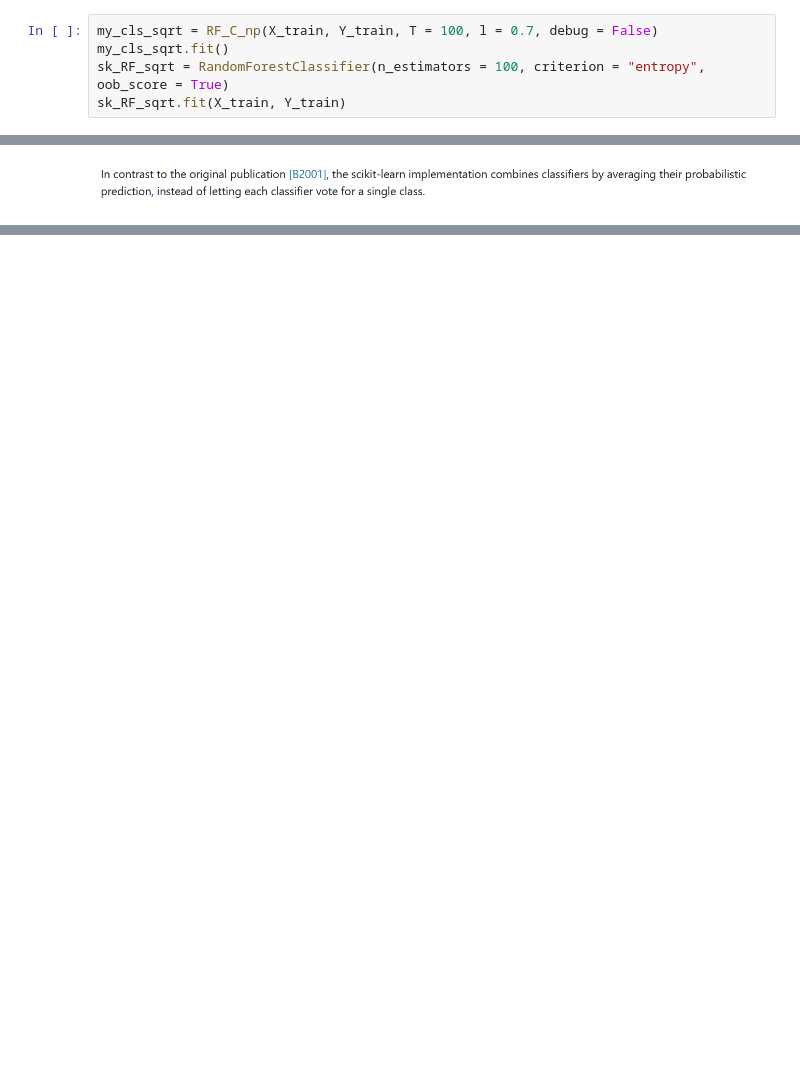
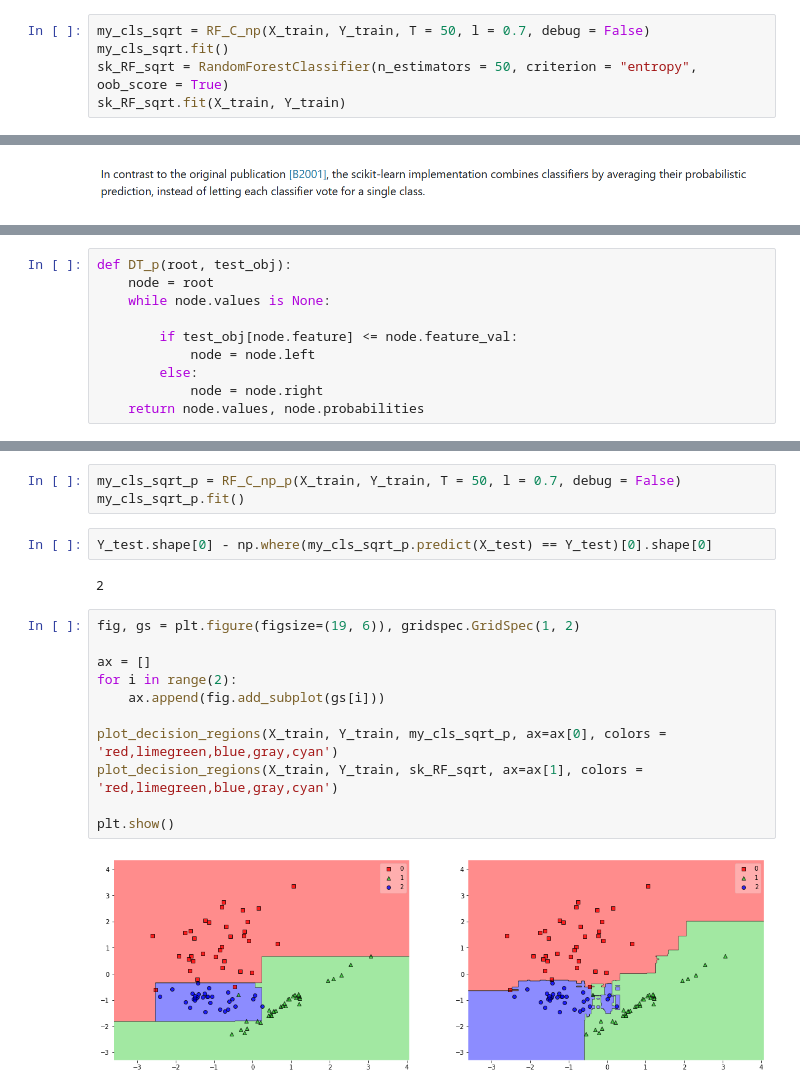
Before and after one commit to yuriy5139/MachineLearning, a Jupyter notebook: Ensembles and Boosting.ipynb, the cells around one changed output, grey strips where cells are left out. Cells and saved outputs as stored; diff of their text form; blank space fills up the shorter version.

```diff
--- a/Ensembles and Boosting.ipynb
+++ b/Ensembles and Boosting.ipynb
@@ -252,6 +253,6 @@ plt.show()
 # %%
-my_cls_sqrt = RF_C_np(X_train, Y_train, T = 100, l = 0.7, debug = False)
+my_cls_sqrt = RF_C_np(X_train, Y_train, T = 50, l = 0.7, debug = False)
 my_cls_sqrt.fit()
-sk_RF_sqrt = RandomForestClassifier(n_estimators = 100, criterion = "entropy", oob_score = True)
+sk_RF_sqrt = RandomForestClassifier(n_estimators = 50, criterion = "entropy", oob_score = True)
 sk_RF_sqrt.fit(X_train, Y_train)
 # %% [output]
@@ -329,0 +320,10 @@ class Node_p:
+# %%
+def DT_p(root, test_obj):
+    node = root
+    while node.values is None:
+
+        if test_obj[node.feature] <= node.feature_val:
+            node = node.left
+        else:
+            node = node.right
+    return node.values, node.probabilities
@@ -329,0 +411,20 @@ class Node_p:
+# %%
+my_cls_sqrt_p = RF_C_np_p(X_train, Y_train, T = 50, l = 0.7, debug = False)
+my_cls_sqrt_p.fit()
+# %%
+Y_test.shape[0] - np.where(my_cls_sqrt_p.predict(X_test) == Y_test)[0].shape[0]
+# %% [output]
+2
+# %%
+fig, gs = plt.figure(figsize=(19, 6)), gridspec.GridSpec(1, 2)
+
+ax = []
+for i in range(2):
+    ax.append(fig.add_subplot(gs[i]))
+
+plot_decision_regions(X_train, Y_train, my_cls_sqrt_p, ax=ax[0], colors = 'red,limegreen,blue,gray,cyan')
+plot_decision_regions(X_train, Y_train, sk_RF_sqrt, ax=ax[1], colors = 'red,limegreen,blue,gray,cyan')
+
+plt.show()
+# %% [output]
+[figure, added]
```
Also changed, not shown: parts of 11 cells of this notebook.
